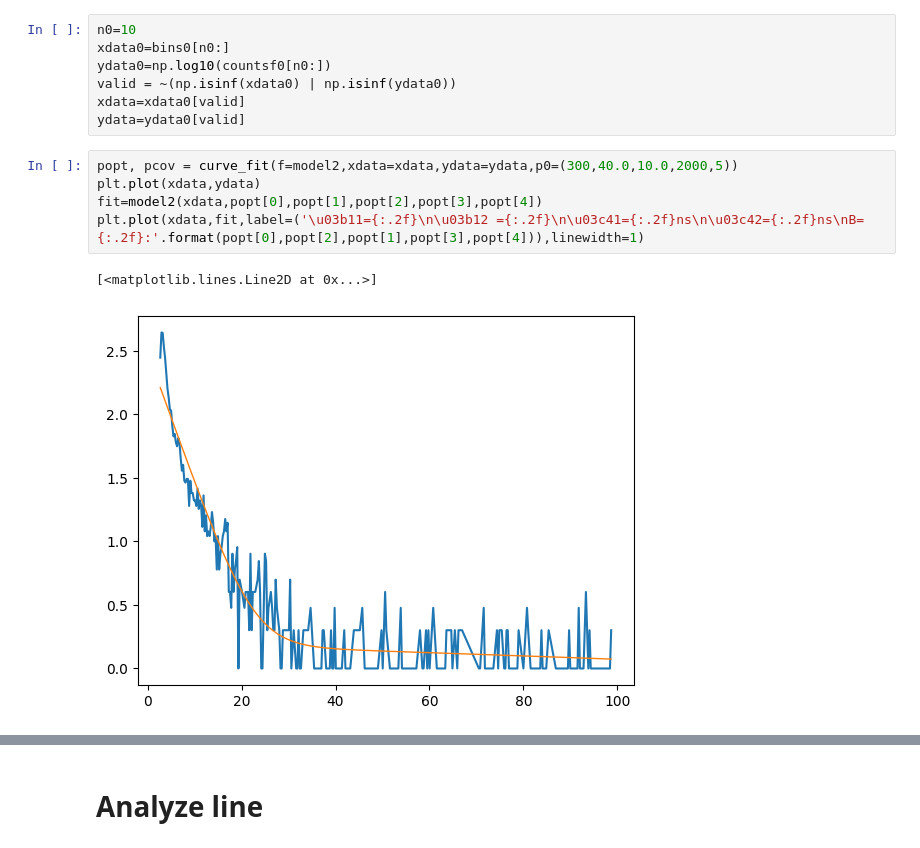
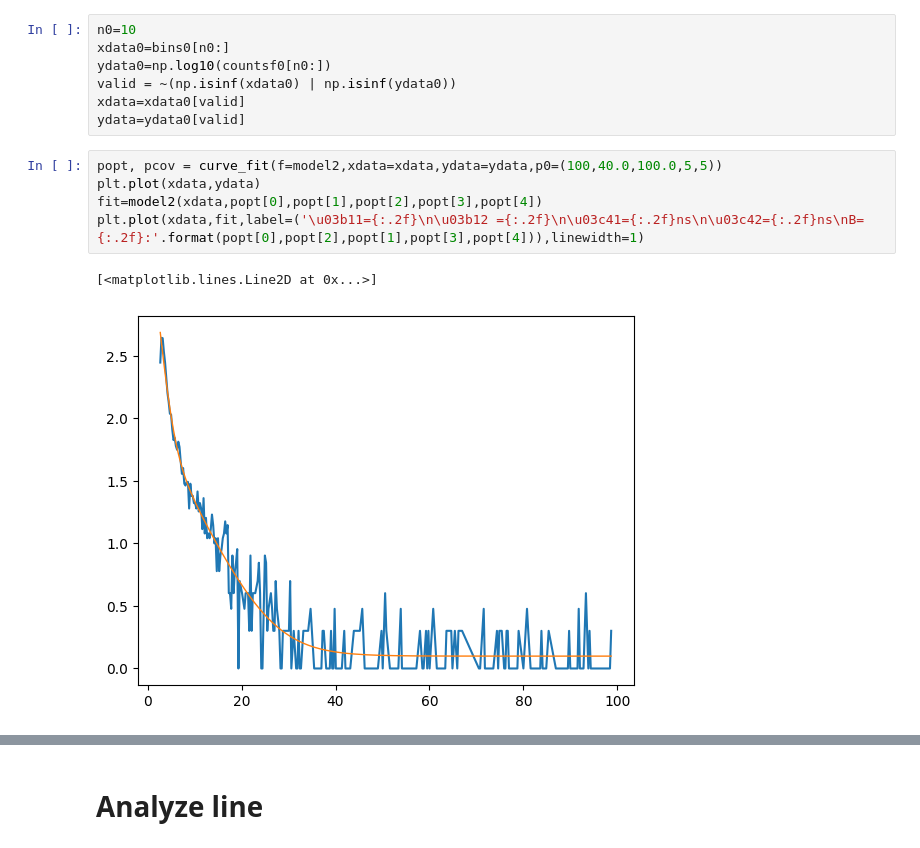
Before and after one commit to MikelElorza/Data-analysis, a Jupyter notebook: Narrow field/Imaging/Imaging_with_markers.ipynb, the cells around one changed output, grey strips where cells are left out. Drawn from its saved outputs; the diff is of its cells as text.

```diff
--- a/Narrow field/Imaging/Imaging_with_markers.ipynb
+++ b/Narrow field/Imaging/Imaging_with_markers.ipynb
@@ -137,13 +137,13 @@ valid = ~(np.isinf(xdata0) | np.isinf(ydata0))
 xdata=xdata0[valid]
 ydata=ydata0[valid]
 # %%
-popt, pcov = curve_fit(f=model2,xdata=xdata,ydata=ydata,p0=(300,40.0,10.0,2000,5))
+popt, pcov = curve_fit(f=model2,xdata=xdata,ydata=ydata,p0=(100,40.0,100.0,5,5))
 plt.plot(xdata,ydata)
 fit=model2(xdata,popt[0],popt[1],popt[2],popt[3],popt[4])
 plt.plot(xdata,fit,label=('\u03b11={:.2f}\n\u03b12 ={:.2f}\n\u03c41={:.2f}ns\n\u03c42={:.2f}ns\nB={:.2f}:'.format(popt[0],popt[2],popt[1],popt[3],popt[4])),linewidth=1)
 # %% [output]
 [<matplotlib.lines.Line2D at 0x...>]
-[figure, old version]
+[figure, new version]
 # %%
 xs=np.unique(df['row'])
 ys=np.unique(df['col'])
```
Also changed, not shown: parts of 10 cells of this notebook.
